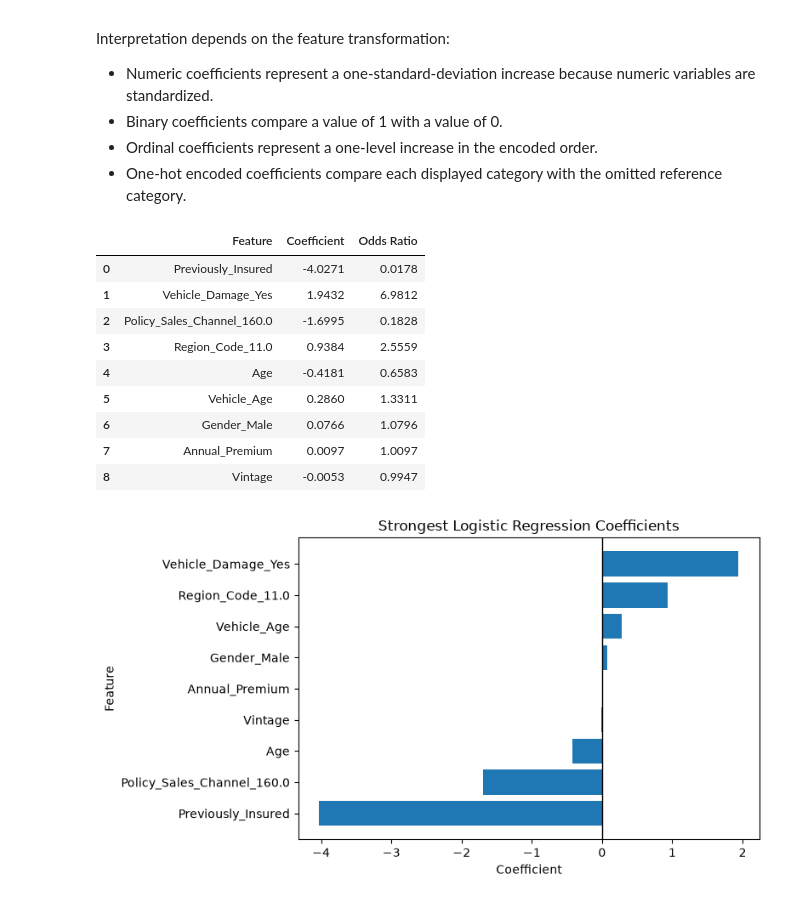
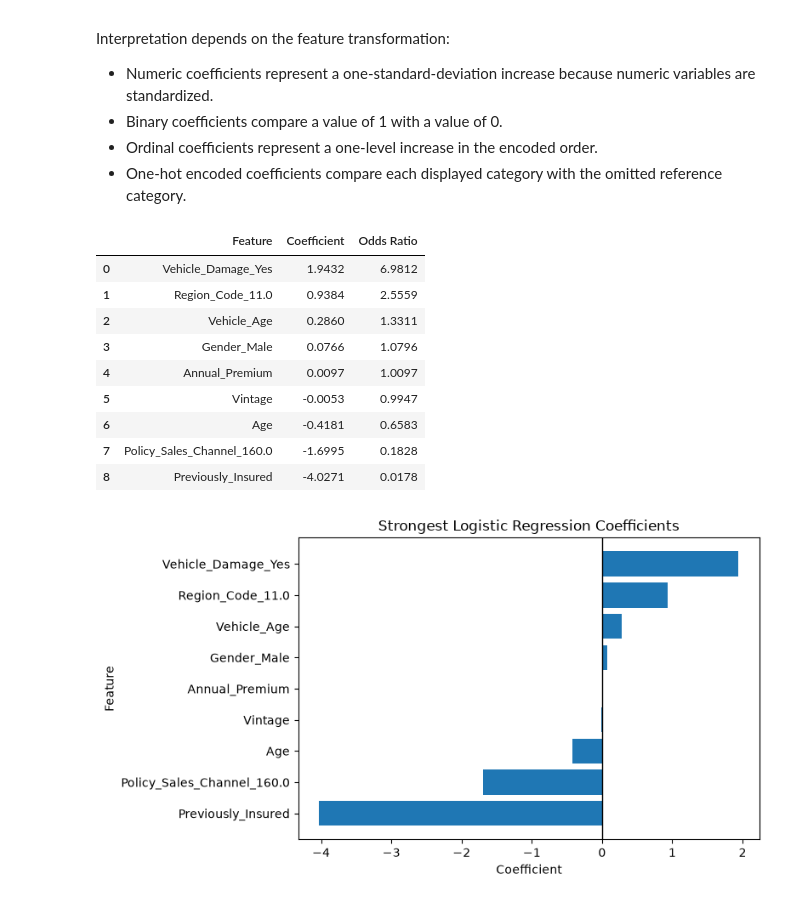
Before and after one commit to asherdata1/health-insurance-cross-sell-prediction, a Jupyter notebook: 02_notebooks/Final_Notebook.ipynb, the cells around one changed output. Cells and saved outputs as stored; diff of their text form; code cells hidden in the pictures.

```diff
--- a/02_notebooks/Final_Notebook.ipynb
+++ b/02_notebooks/Final_Notebook.ipynb
@@ -903,44 +912,43 @@ variables = [
 
 summary = []
 
 for variable in variables:
 
     matches = logreg_coefficients[
         logreg_coefficients["Feature"].str.startswith(variable)
     ]
 
     strongest = matches.loc[
         matches["Coefficient"].abs().idxmax()
     ]
 
     summary.append(strongest)
 
 summary = (
     pd.DataFrame(summary)
     .sort_values(
-        by="Coefficient",
-        key=lambda s: s.abs(),
+        by="Odds Ratio",
         ascending=False
     )
     .reset_index(drop=True)
 )
 
 display(
     summary[
         ["Feature", "Coefficient", "Odds Ratio"]
     ].round(4)
 )
 # %% [output]
 |  | Feature | Coefficient | Odds Ratio |
-| 0 | Previously_Insured | -4.0271 | 0.0178 |
-| 1 | Vehicle_Damage_Yes | 1.9432 | 6.9812 |
-| 2 | Policy_Sales_Channel_160.0 | -1.6995 | 0.1828 |
-| 3 | Region_Code_11.0 | 0.9384 | 2.5559 |
-| 4 | Age | -0.4181 | 0.6583 |
-| 5 | Vehicle_Age | 0.2860 | 1.3311 |
-| 6 | Gender_Male | 0.0766 | 1.0796 |
-| 7 | Annual_Premium | 0.0097 | 1.0097 |
-| 8 | Vintage | -0.0053 | 0.9947 |
+| 0 | Vehicle_Damage_Yes | 1.9432 | 6.9812 |
+| 1 | Region_Code_11.0 | 0.9384 | 2.5559 |
+| 2 | Vehicle_Age | 0.2860 | 1.3311 |
+| 3 | Gender_Male | 0.0766 | 1.0796 |
+| 4 | Annual_Premium | 0.0097 | 1.0097 |
+| 5 | Vintage | -0.0053 | 0.9947 |
+| 6 | Age | -0.4181 | 0.6583 |
+| 7 | Policy_Sales_Channel_160.0 | -1.6995 | 0.1828 |
+| 8 | Previously_Insured | -4.0271 | 0.0178 |
 # %%
 # Plot the strongest Logistic Regression coefficients
 
```
Also changed, not shown: parts of 8 cells of this notebook.
